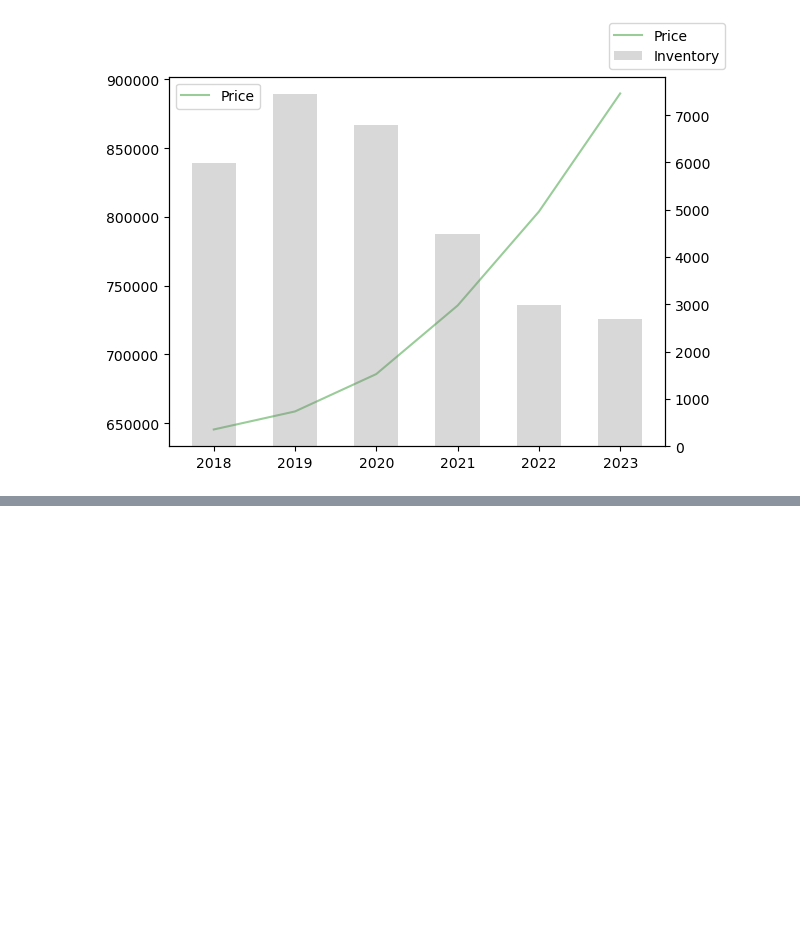
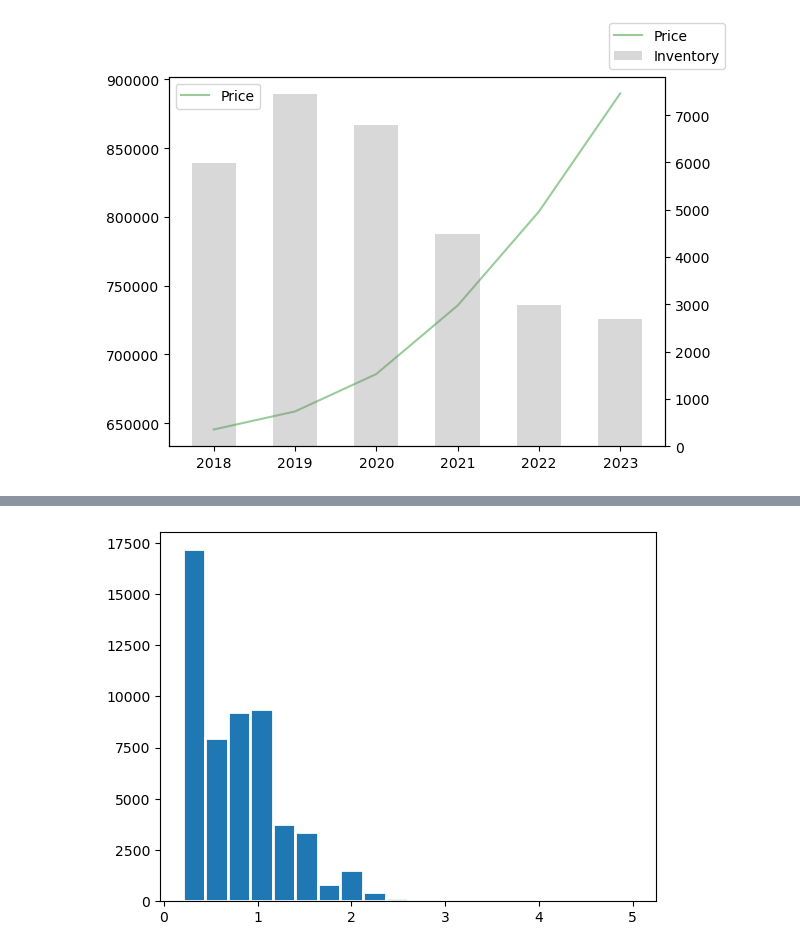
Before and after one commit to scarypillowz/data_visualization, a Jupyter notebook: matplotlib_fundamentals.ipynb, the cells around one changed output, grey strips where cells are left out. Cells and saved outputs as stored; diff of their text form; code cells hidden in the pictures; blank space fills up the shorter version.

Commit message:
Histogram/Scatter Plot

```diff
--- a/matplotlib_fundamentals.ipynb
+++ b/matplotlib_fundamentals.ipynb
@@ -1031,0 +1045,6 @@ ax.set_title('Brazil % of Global Production 2018', fontsize=12);
+# %%
+diamonds = (
+    pd.read_csv('./data/Diamonds Prices2022.csv')
+    .drop(['Unnamed: 0'], axis=1)
+)
+diamonds.head()
@@ -1031,0 +1058,13 @@ ax.set_title('Brazil % of Global Production 2018', fontsize=12);
+# %%
+# bins 크기를 늘리면 디테일을 알 수 있다. (20가 적당)
+fig, ax = plt.subplots()
+
+ax.hist(
+    diamonds['carat'],
+    bins=20,
+#     density=True,
+    edgecolor='white',
+    linewidth=2
+);
+# %% [output]
+[figure, added]
```
Also changed, not shown: parts of 15 cells of this notebook.
